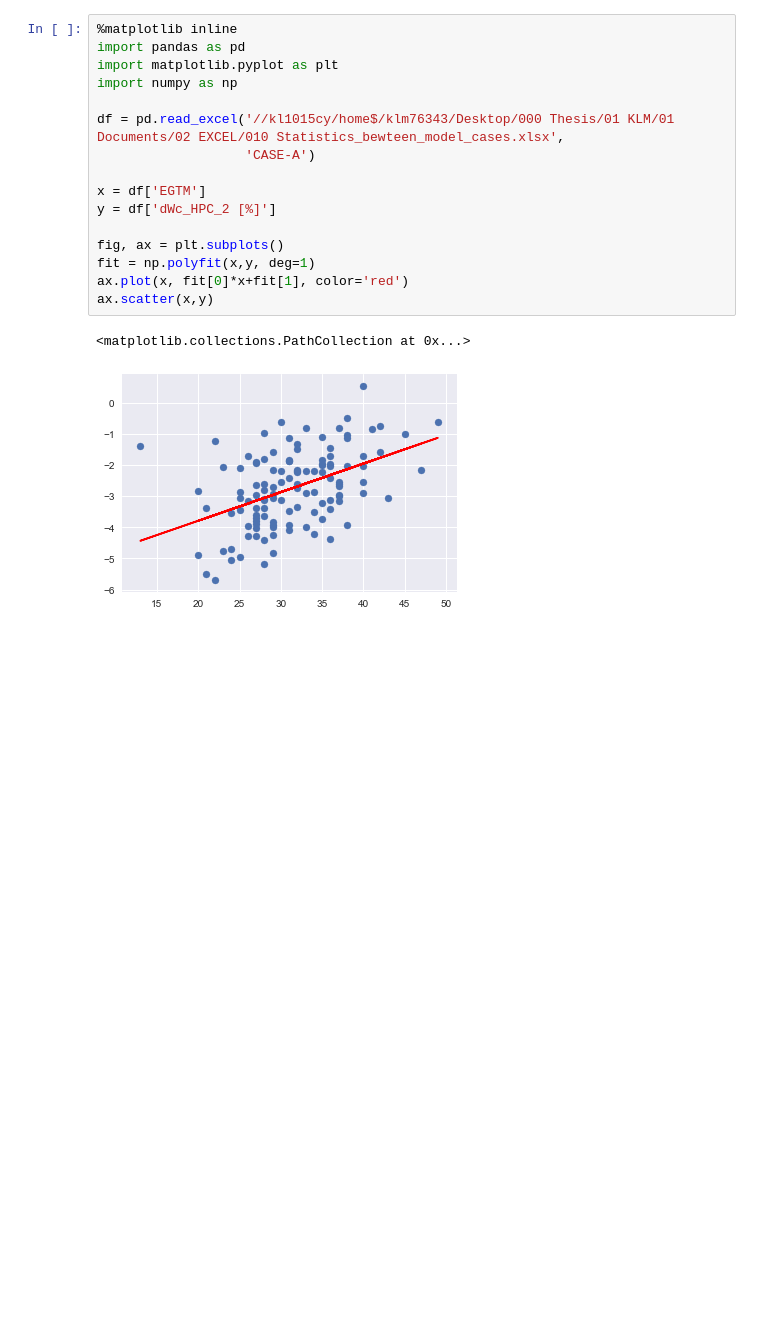
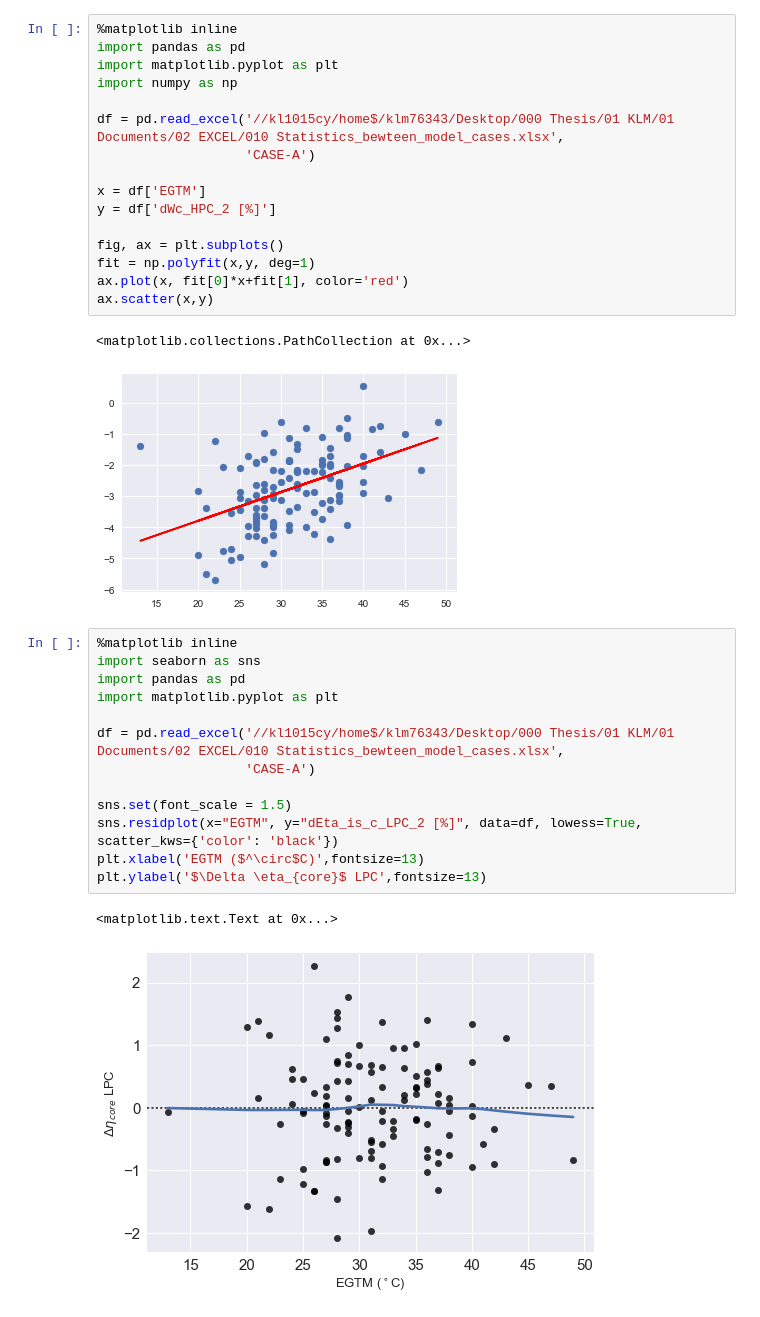
Before and after one commit to cristinamendozar/KLM, a Jupyter notebook: KLM STATISTICAL DATA ANALYSIS _ CASE A.ipynb, the cells around one changed output. Drawn from its saved outputs; the diff is of its cells as text; blank space fills up the shorter version.

```diff
--- a/KLM STATISTICAL DATA ANALYSIS _ CASE A.ipynb
+++ b/KLM STATISTICAL DATA ANALYSIS _ CASE A.ipynb
@@ -600,3 +671,19 @@ ax.scatter(x,y)
 # %% [output]
 <matplotlib.collections.PathCollection at 0x...>
 [figure]
+# %%
+%matplotlib inline
+import seaborn as sns
+import pandas as pd
+import matplotlib.pyplot as plt
+
+df = pd.read_excel('//kl1015cy/home$/klm76343/Desktop/000 Thesis/01 KLM/01 Documents/02 EXCEL/010 Statistics_bewteen_model_cases.xlsx',
+                   'CASE-A')
+
+sns.set(font_scale = 1.5)
+sns.residplot(x="EGTM", y="dEta_is_c_LPC_2 [%]", data=df, lowess=True, scatter_kws={'color': 'black'})
+plt.xlabel('EGTM ($^\circ$C)',fontsize=13)
+plt.ylabel('$\Delta \eta_{core}$ LPC',fontsize=13)
+# %% [output]
+<matplotlib.text.Text at 0x...>
+[figure, added]
```
Also changed, not shown: parts of 30 cells of this notebook, 2 other files.
